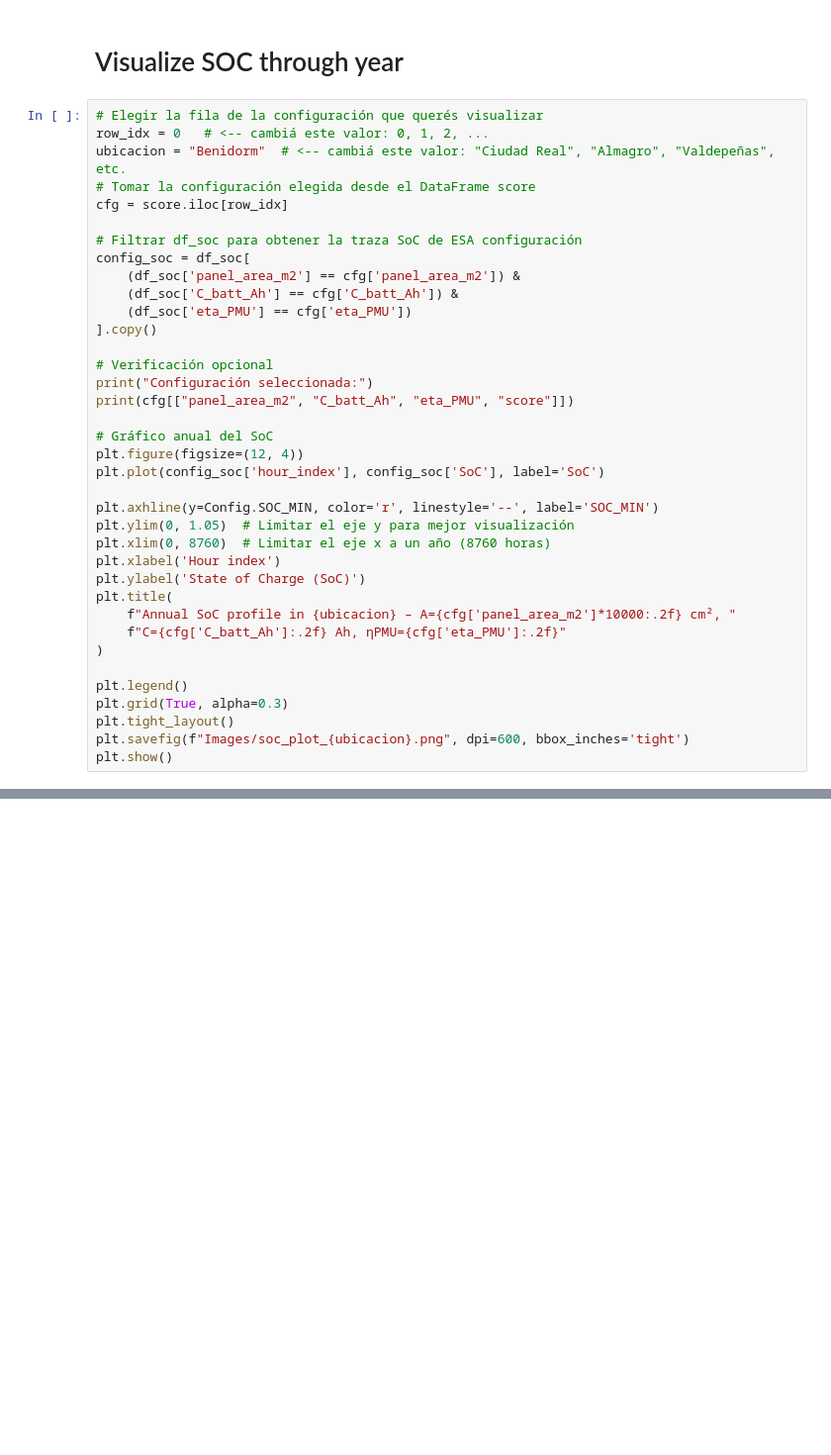
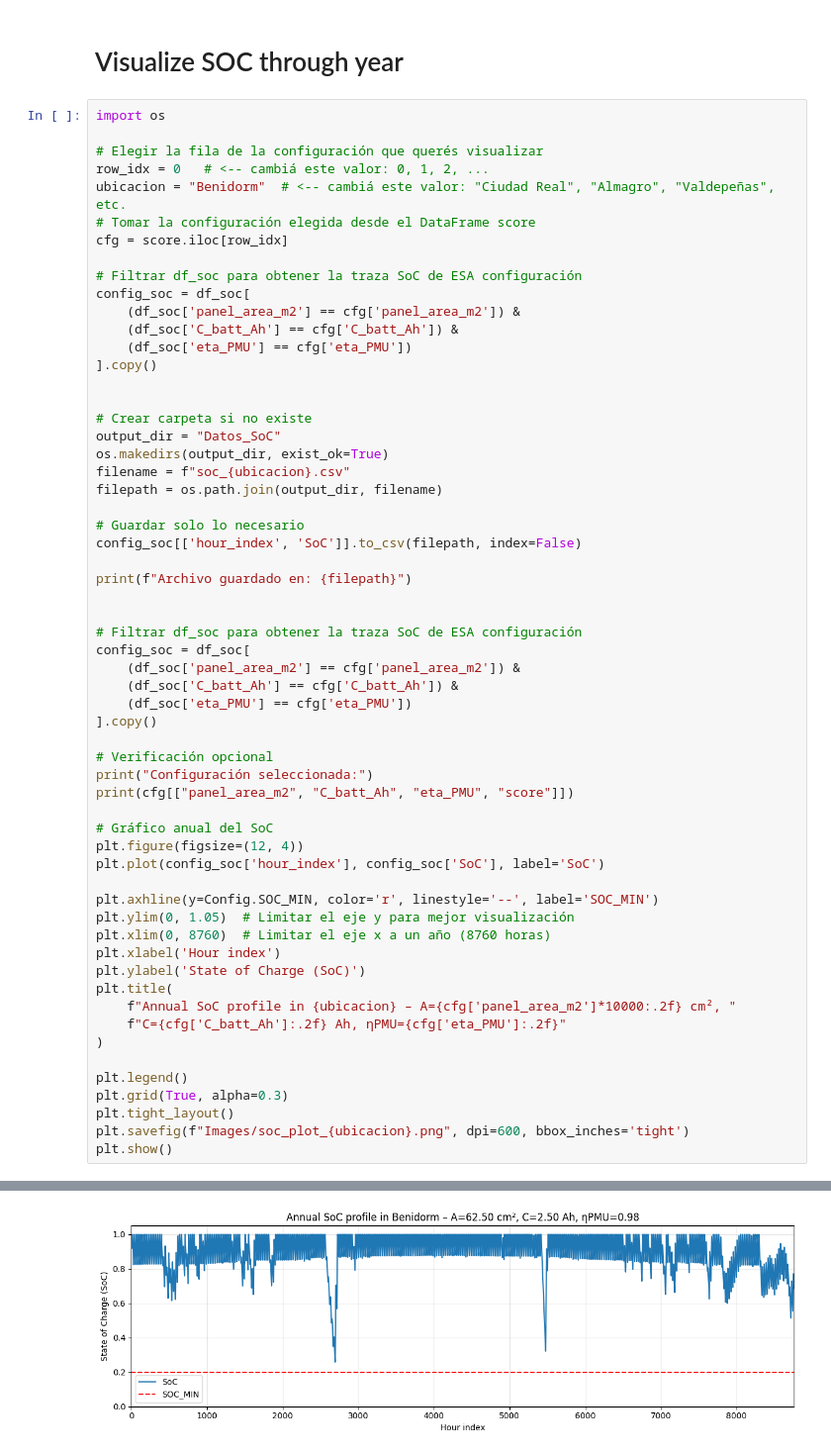
Before and after one commit to UCLM-ARCO/oasis-ehs, a Jupyter notebook: analyze-dataset-Valencia.ipynb, the cells around one changed output, grey strips where cells are left out. Shown at 99% size. Saved outputs shown, nothing was run; the diff lists cells and outputs as text; blank space fills up the shorter version.

```diff
--- a/analyze-dataset-Valencia.ipynb
+++ b/analyze-dataset-Valencia.ipynb
@@ -476,11 +658,33 @@ for _, row in tabla.iterrows():
 # %% [markdown]
 # Visualize SOC through year
 # %%
+import os
+
 # Elegir la fila de la configuración que querés visualizar
 row_idx = 0   # <-- cambiá este valor: 0, 1, 2, ...
 ubicacion = "Benidorm"  # <-- cambiá este valor: "Ciudad Real", "Almagro", "Valdepeñas", etc.
 # Tomar la configuración elegida desde el DataFrame score
 cfg = score.iloc[row_idx]
+
+# Filtrar df_soc para obtener la traza SoC de ESA configuración
+config_soc = df_soc[
+    (df_soc['panel_area_m2'] == cfg['panel_area_m2']) &
+    (df_soc['C_batt_Ah'] == cfg['C_batt_Ah']) &
+    (df_soc['eta_PMU'] == cfg['eta_PMU'])
+].copy()
+
+
+# Crear carpeta si no existe
+output_dir = "Datos_SoC"
+os.makedirs(output_dir, exist_ok=True)
+filename = f"soc_{ubicacion}.csv"
+filepath = os.path.join(output_dir, filename)
+
+# Guardar solo lo necesario
+config_soc[['hour_index', 'SoC']].to_csv(filepath, index=False)
+
+print(f"Archivo guardado en: {filepath}")
+
 
 # Filtrar df_soc para obtener la traza SoC de ESA configuración
 config_soc = df_soc[
@@ -512,3 +716,4 @@ plt.grid(True, alpha=0.3)
 plt.tight_layout()
 plt.savefig(f"Images/soc_plot_{ubicacion}.png", dpi=600, bbox_inches='tight')
 plt.show()
+# %% [output]
@@ -514,0 +727 @@ plt.show()
+[figure, added]
```
Also changed, not shown: parts of 19 cells of this notebook, 8 other files.
